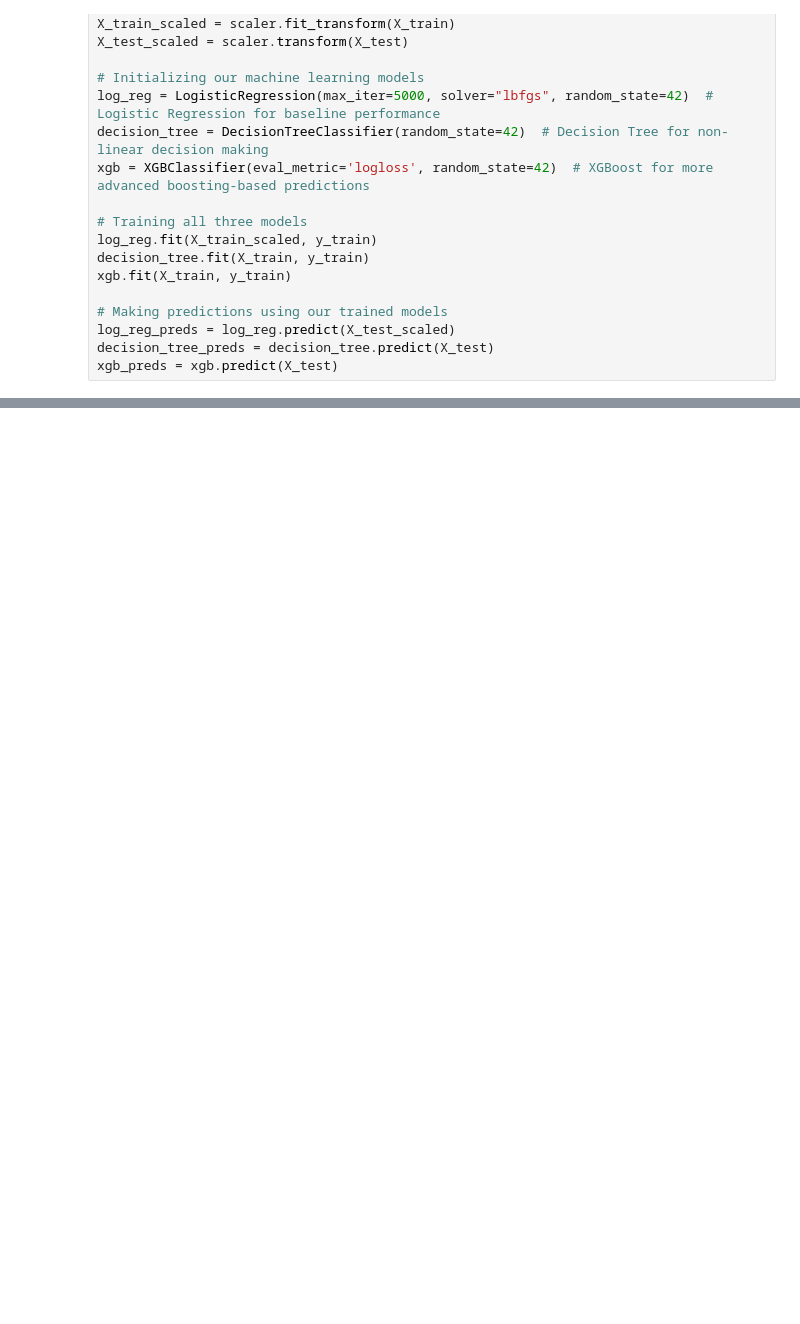
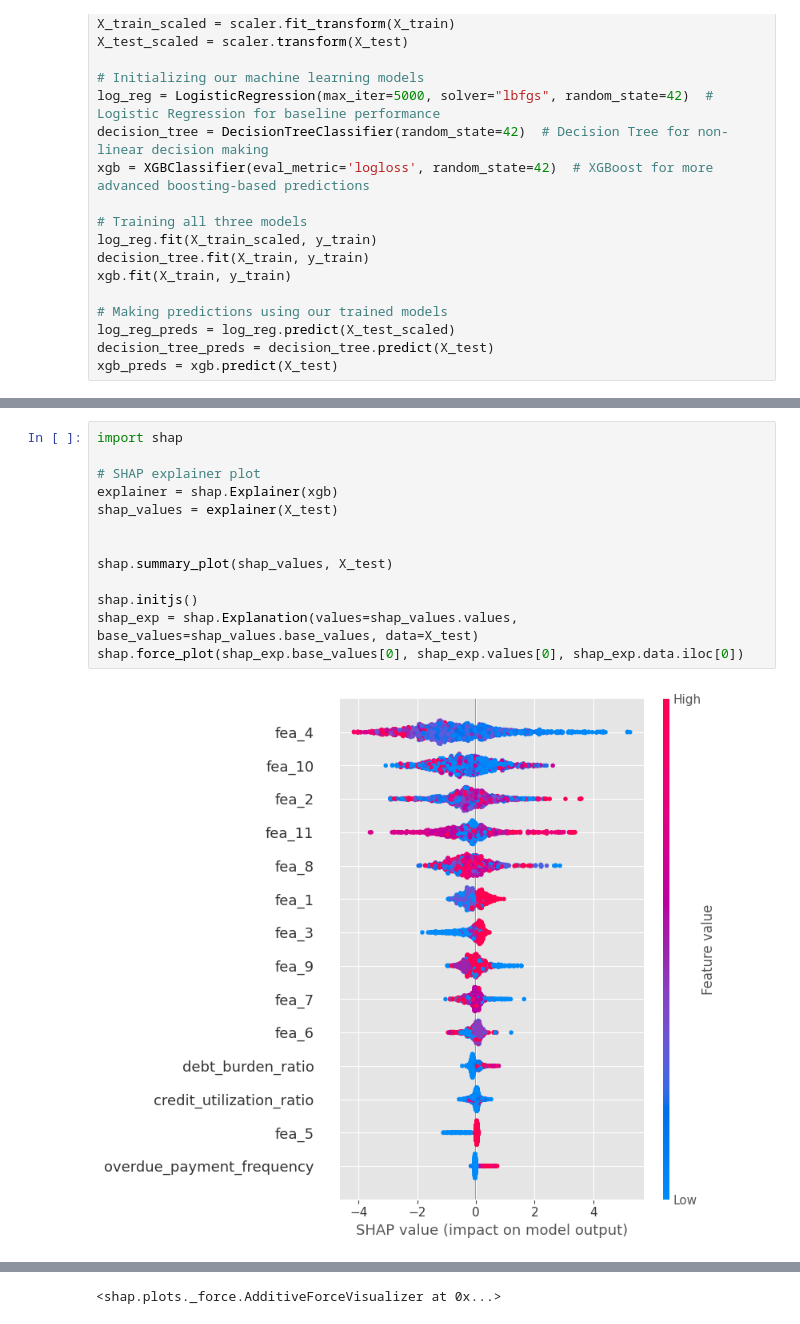
Before and after one commit to CooperCortinas/CreditRisk, a Jupyter notebook: CreditRisk.ipynb, the cells around one changed output, grey strips where cells are left out. Cells and saved outputs as stored; diff of their text form; blank space fills up the shorter version.

```diff
--- a/CreditRisk.ipynb
+++ b/CreditRisk.ipynb
@@ -230,0 +411,15 @@ feature_importance_df.to_csv("data/feature_importance.csv", index=False)
+# %%
+import shap
+
+# SHAP explainer plot
+explainer = shap.Explainer(xgb)
+shap_values = explainer(X_test)
+
+
+shap.summary_plot(shap_values, X_test)
+
+shap.initjs()
+shap_exp = shap.Explanation(values=shap_values.values, base_values=shap_values.base_values, data=X_test)
+shap.force_plot(shap_exp.base_values[0], shap_exp.values[0], shap_exp.data.iloc[0])
+# %% [output]
+[figure, added]
@@ -230,0 +427 @@ feature_importance_df.to_csv("data/feature_importance.csv", index=False)
+<shap.plots._force.AdditiveForceVisualizer at 0x...>
```
Also changed, not shown: parts of 20 cells of this notebook.
